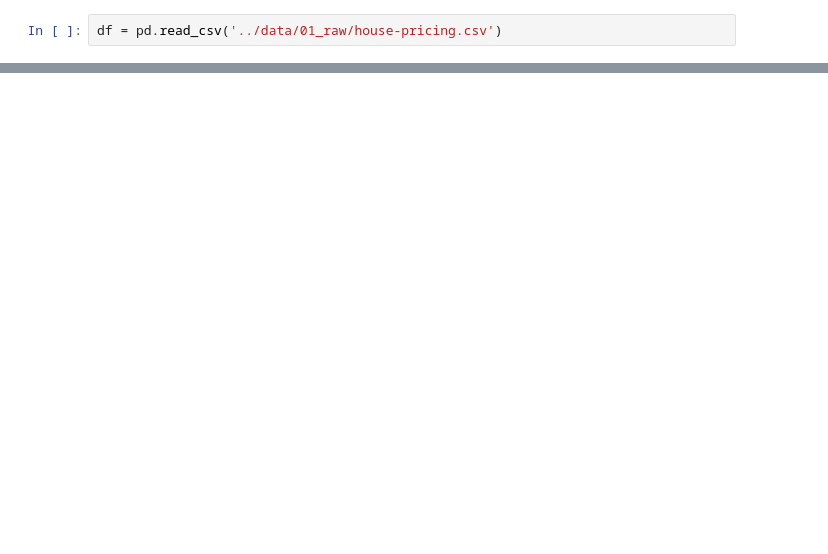
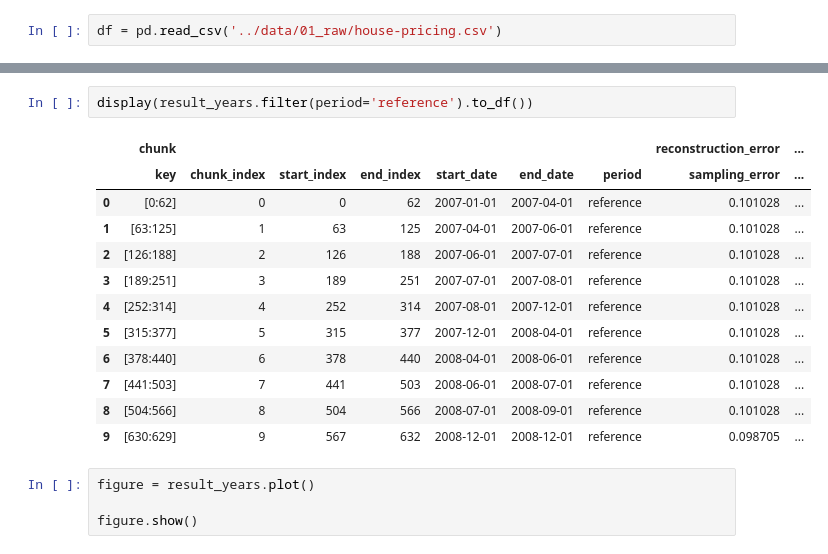
Before and after one commit to joicepreuss/mlops-nova-project, a Jupyter notebook: notebooks/data_check.ipynb, the cells around one changed output, grey strips where cells are left out. Cells and saved outputs as stored; diff of their text form; blank space fills up the shorter version.

```diff
--- a/notebooks/data_check.ipynb
+++ b/notebooks/data_check.ipynb
@@ -50,0 +108,19 @@ results = calc.calculate(analysis)
+# %%
+display(result_years.filter(period='reference').to_df())
+# %% [output]
+|  | chunk |  |  |  |  |  |  | reconstruction_error | ... |
+|  | key | chunk_index | start_index | end_index | start_date | end_date | period | sampling_error | ... |
+| 0 | [0:62] | 0 | 0 | 62 | 2007-01-01 | 2007-04-01 | reference | 0.101028 | ... |
+| 1 | [63:125] | 1 | 63 | 125 | 2007-04-01 | 2007-06-01 | reference | 0.101028 | ... |
+| 2 | [126:188] | 2 | 126 | 188 | 2007-06-01 | 2007-07-01 | reference | 0.101028 | ... |
+| 3 | [189:251] | 3 | 189 | 251 | 2007-07-01 | 2007-08-01 | reference | 0.101028 | ... |
+| 4 | [252:314] | 4 | 252 | 314 | 2007-08-01 | 2007-12-01 | reference | 0.101028 | ... |
+| 5 | [315:377] | 5 | 315 | 377 | 2007-12-01 | 2008-04-01 | reference | 0.101028 | ... |
+| 6 | [378:440] | 6 | 378 | 440 | 2008-04-01 | 2008-06-01 | reference | 0.101028 | ... |
+| 7 | [441:503] | 7 | 441 | 503 | 2008-06-01 | 2008-07-01 | reference | 0.101028 | ... |
+| 8 | [504:566] | 8 | 504 | 566 | 2008-07-01 | 2008-09-01 | reference | 0.101028 | ... |
+| 9 | [630:629] | 9 | 567 | 632 | 2008-12-01 | 2008-12-01 | reference | 0.098705 | ... |
+# %%
+figure = result_years.plot()
+
+figure.show()
```
Also changed, not shown: parts of 20 cells of this notebook, 3 other files.
